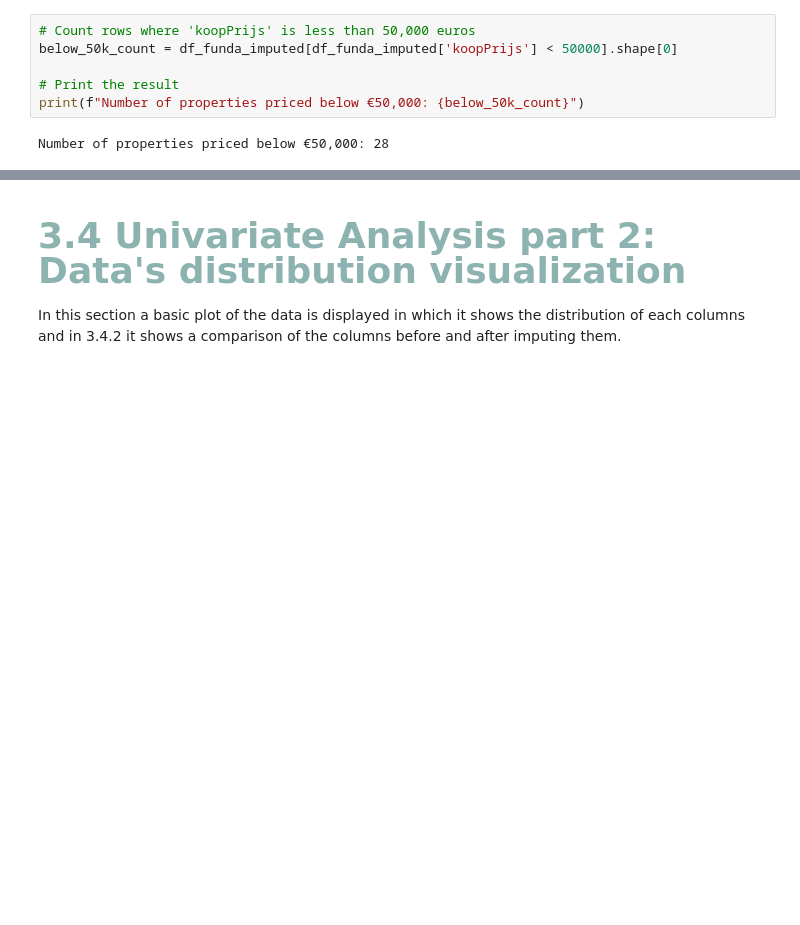
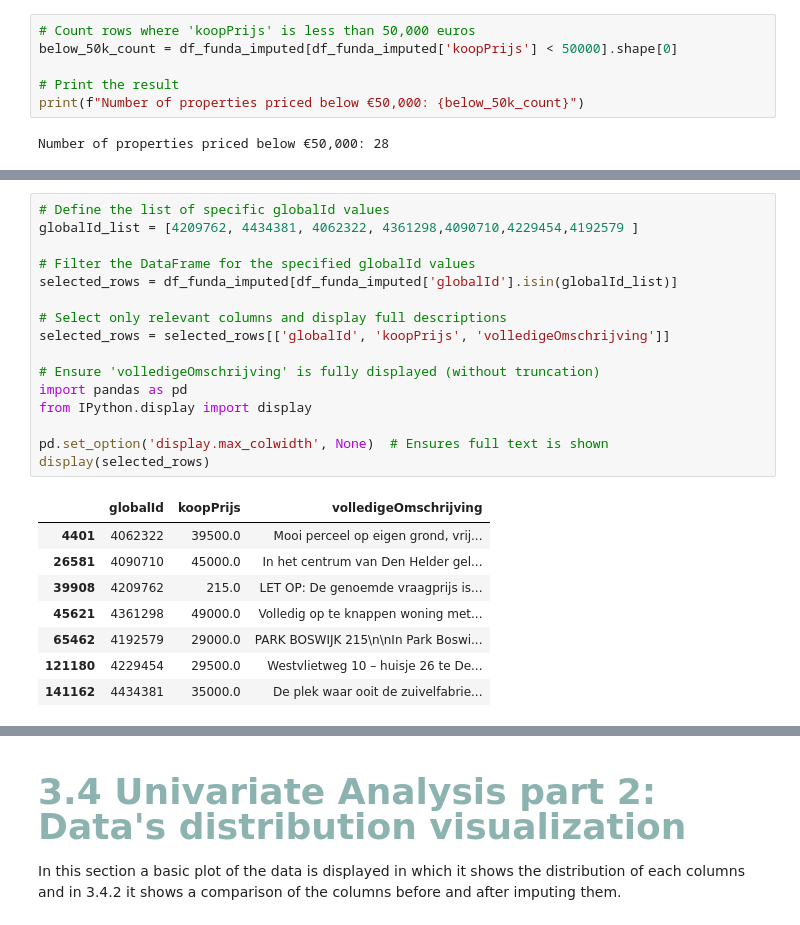
Before and after one commit to Josey-mc2/House-pricing-analysis, a Jupyter notebook: funda_analysis_ai_resit.ipynb, the cells around one changed output, grey strips where cells are left out. Drawn from its saved outputs; the diff is of its cells as text; blank space fills up the shorter version.

```diff
--- a/funda_analysis_ai_resit.ipynb
+++ b/funda_analysis_ai_resit.ipynb
@@ -1210,0 +1254,25 @@ Number of properties priced below €50,000: 28
+# %%
+# Define the list of specific globalId values
+globalId_list = [4209762, 4434381, 4062322, 4361298,4090710,4229454,4192579	]
+
+# Filter the DataFrame for the specified globalId values
+selected_rows = df_funda_imputed[df_funda_imputed['globalId'].isin(globalId_list)]
+
+# Select only relevant columns and display full descriptions
+selected_rows = selected_rows[['globalId', 'koopPrijs', 'volledigeOmschrijving']]
+
+# Ensure 'volledigeOmschrijving' is fully displayed (without truncation)
+import pandas as pd
+from IPython.display import display
+
+pd.set_option('display.max_colwidth', None)  # Ensures full text is shown
+display(selected_rows)
+# %% [output]
+|  | globalId | koopPrijs | volledigeOmschrijving |
+| 4401 | 4062322 | 39500.0 | Mooi perceel op eigen grond, vrij... |
+| 26581 | 4090710 | 45000.0 | In het centrum van Den Helder gel... |
+| 39908 | 4209762 | 215.0 | LET OP: De genoemde vraagprijs is... |
+| 45621 | 4361298 | 49000.0 | Volledig op te knappen woning met... |
+| 65462 | 4192579 | 29000.0 | PARK BOSWIJK 215\n\nIn Park Boswi... |
+| 121180 | 4229454 | 29500.0 | Westvlietweg 10 – huisje 26 te De... |
+| 141162 | 4434381 | 35000.0 | De plek waar ooit de zuivelfabrie... |
```
Also changed, not shown: parts of 15 cells of this notebook.
